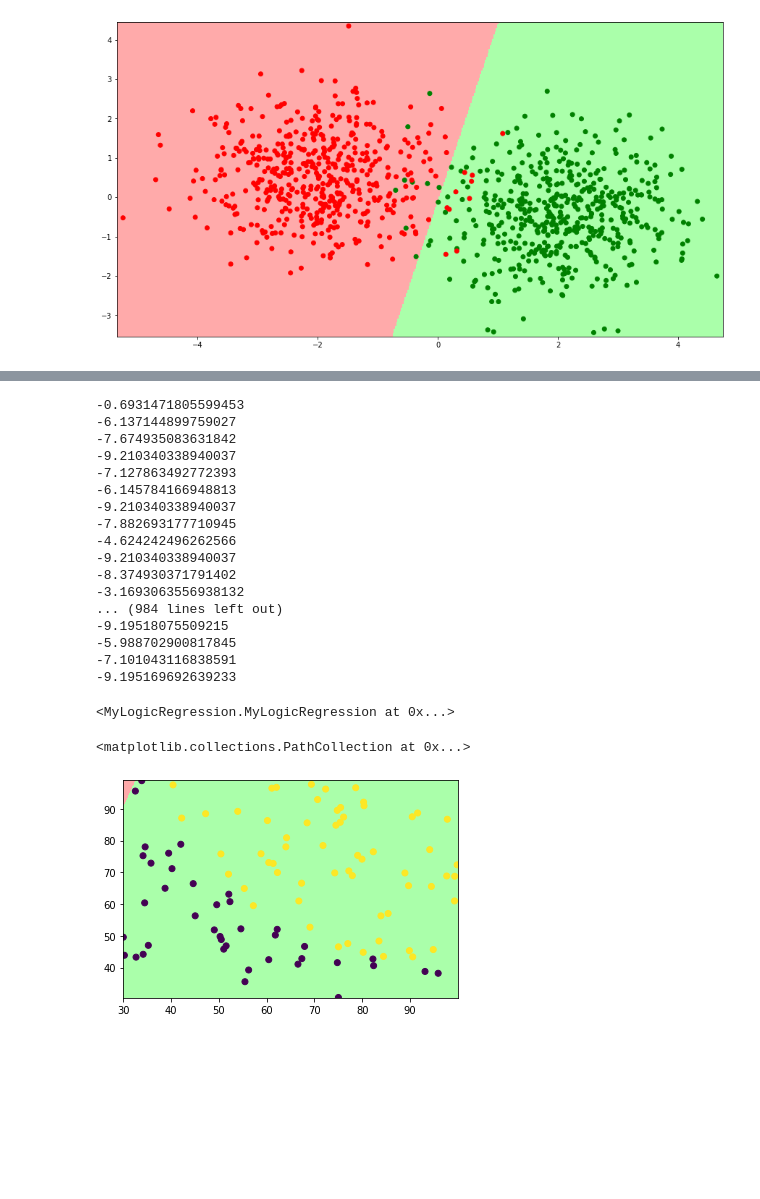
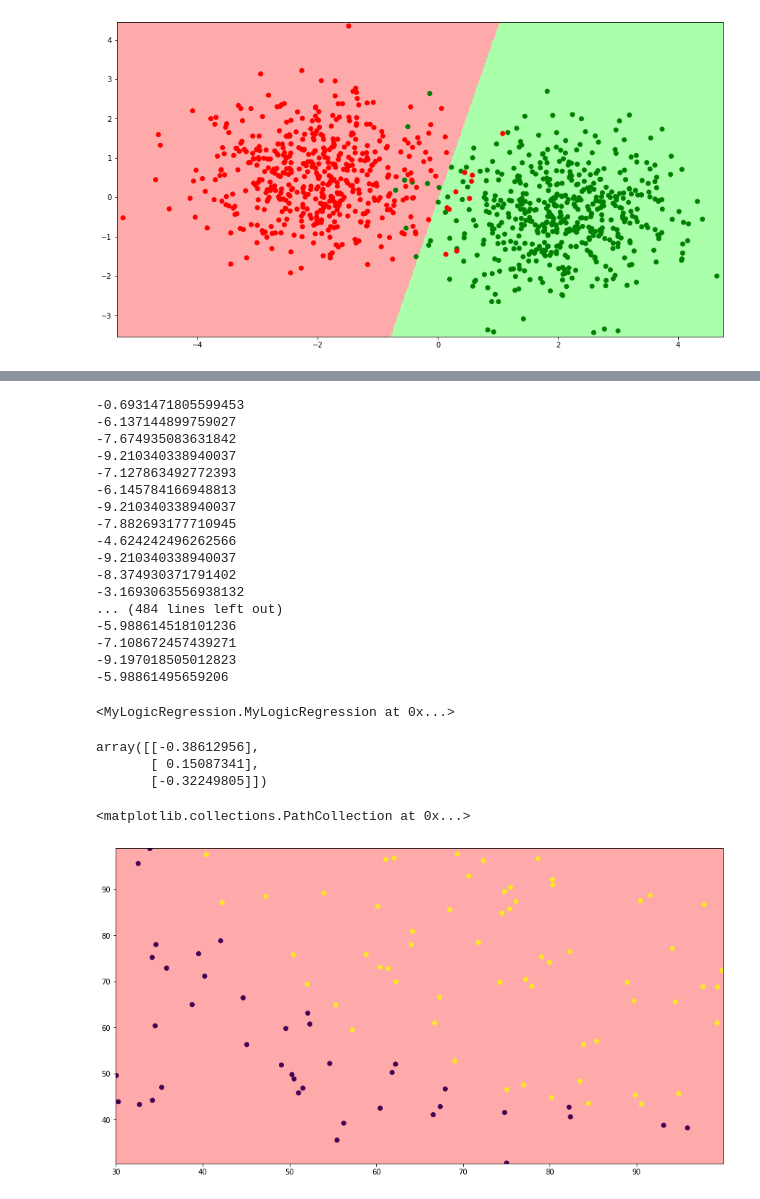
Before and after one commit to anslava00/My_ML, a Jupyter notebook: logic_Regression/test_my_model.ipynb, the cells around one changed output, grey strips where cells are left out. Drawn from its saved outputs; the diff is of its cells as text; code cells hidden in the pictures; blank space fills up the shorter version.

Commit message:
alter logic reg

```diff
--- a/logic_Regression/test_my_model.ipynb
+++ b/logic_Regression/test_my_model.ipynb
@@ -80,7 +84,6 @@ df.head()
 # %%
-clf = mlr.MyLogicRegression()
-
-clf.fit(df.loc[:, ['col1', 'col2']], df['target'])
+clf2 = mlr.MyLogicRegression()
+clf2.fit(np.array(df.loc[:, ['col1', 'col2']]), np.array(df['target']))
 # %% [output]
 -0.6931471805599453
 -6.137144899759027
@@ -94,28 +97,33 @@ clf.fit(df.loc[:, ['col1', 'col2']], df['target'])
 -9.210340338940037
 -8.374930371791402
 -3.1693063556938132
-... (984 lines left out)
--9.19518075509215
--5.988702900817845
--7.101043116838591
--9.195169692639233
+... (484 lines left out)
+-5.988614518101236
+-7.108672457439271
+-9.197018505012823
+-5.98861495659206
 <MyLogicRegression.MyLogicRegression at 0x...>
+# %%
+clf2.get_weights()
+# %% [output]
+array([[-0.38612956],
+       [ 0.15087341],
+       [-0.32249805]])
 # %%
-from matplotlib.colors import ListedColormap
+plt.figure(figsize=(15,8))
 
-plt.scatter(x=df['col1'], y=df['col2'], c=df['target'], cmap='rainbow')
 eps = 0.1
 xx, yy = np.meshgrid(np.linspace(np.min(df['col1']) - eps, np.max(df['col1']) + eps, 500),
                      np.linspace(np.min(df['col2']) - eps, np.max(df['col2']) + eps, 500))
 
 Z = clf.predict(np.c_[xx.ravel(), yy.ravel()])
 
 Z = Z.reshape(xx.shape)
 
 cmap_light = ListedColormap(['#FFAAAA', '#AAFFAA'])
 plt.pcolormesh(xx, yy, Z, cmap=cmap_light)
 
-plt.scatter(x=df['col1'], y=df['col2'], c=df['target'])
+plt.scatter(df['col1'], df['col2'], c=df['target'])
 # %% [output]
 <matplotlib.collections.PathCollection at 0x...>
-[figure, old version]
+[figure, new version]
```
Also changed, not shown: parts of 4 cells of this notebook, 2 other files.
